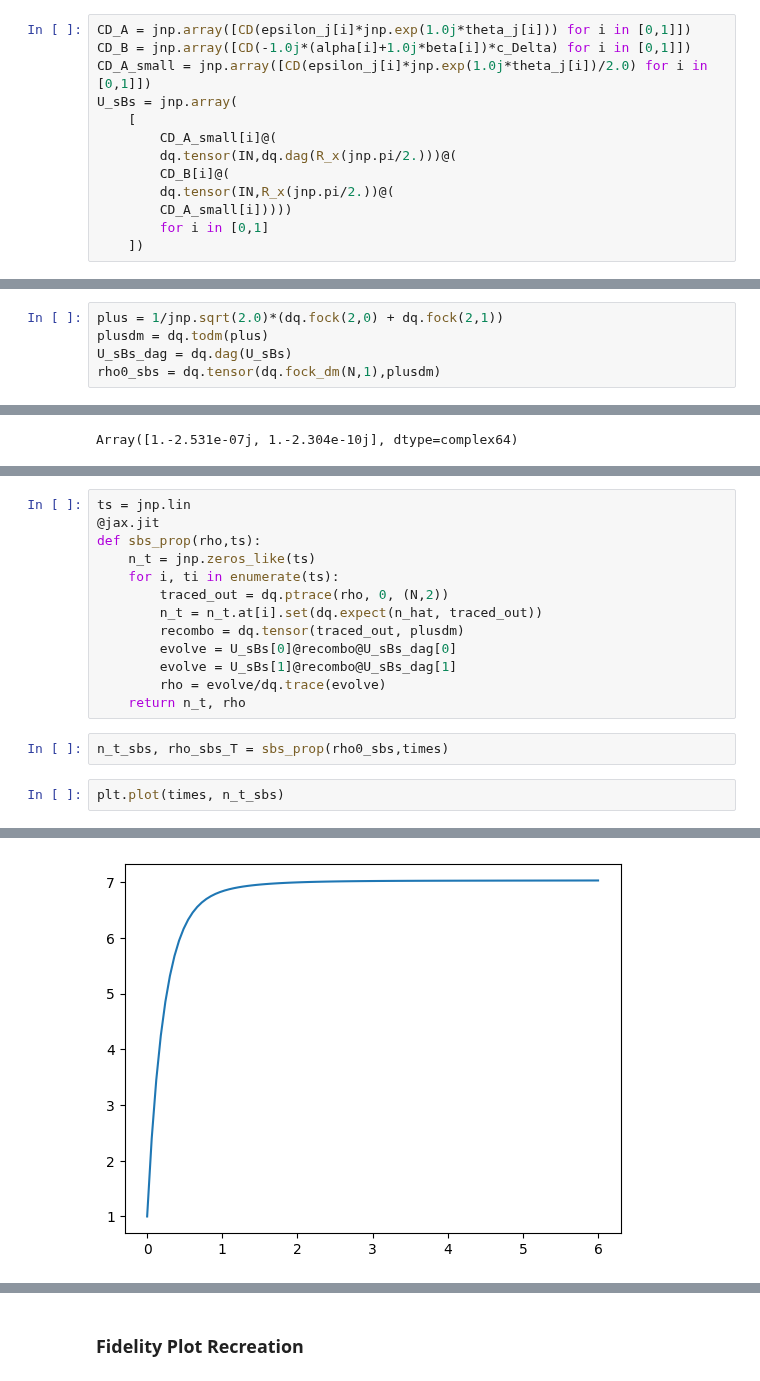
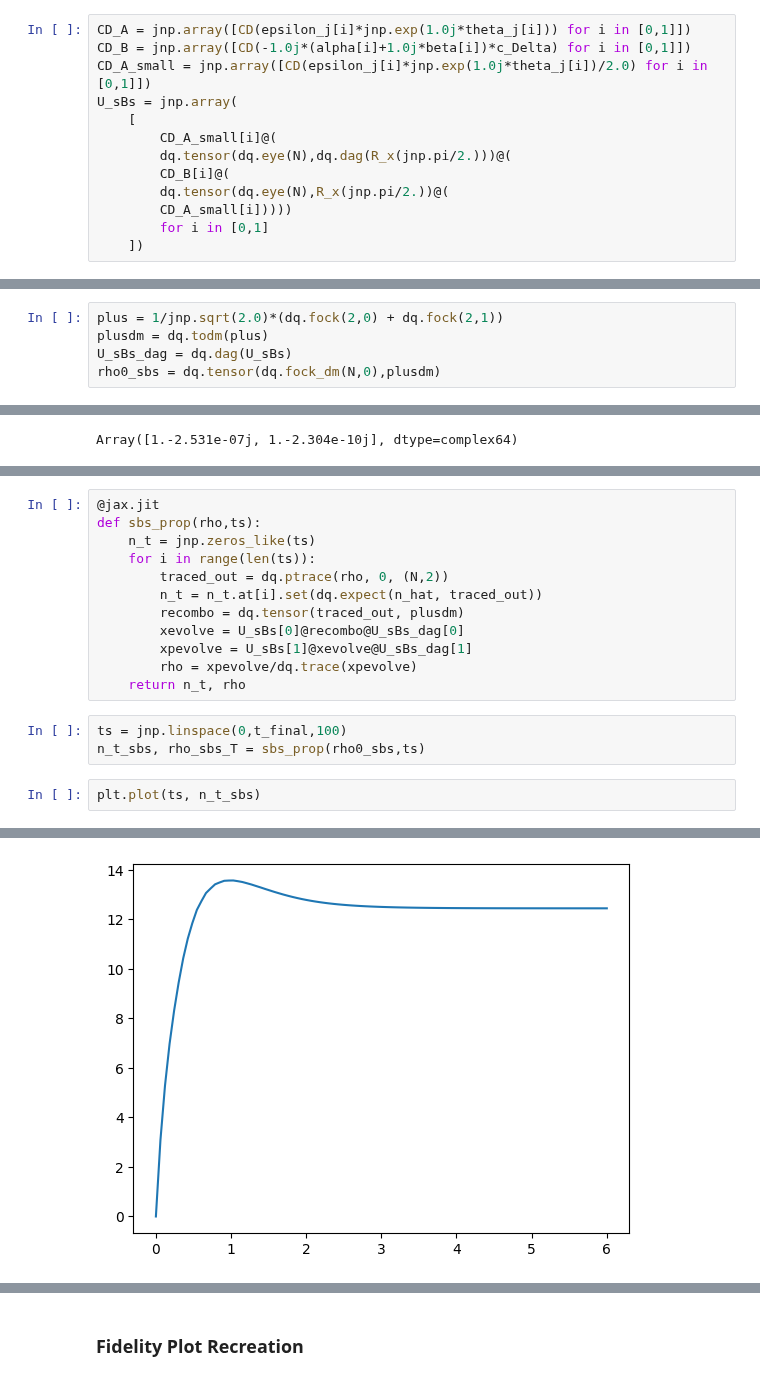
Before and after one commit to connorblake1/jiang-research, a Jupyter notebook: FiniteGKP/jax_FiniteGKP.ipynb, the cells around one changed output, grey strips where cells are left out. Cells and saved outputs as stored; diff of their text form.

```diff
--- a/FiniteGKP/jax_FiniteGKP.ipynb
+++ b/FiniteGKP/jax_FiniteGKP.ipynb
@@ -327,9 +327,9 @@ CD_A_small = jnp.array([CD(epsilon_j[i]*jnp.exp(1.0j*theta_j[i])/2.0) for i in [
 U_sBs = jnp.array(
     [
         CD_A_small[i]@(
-        dq.tensor(IN,dq.dag(R_x(jnp.pi/2.)))@(
+        dq.tensor(dq.eye(N),dq.dag(R_x(jnp.pi/2.)))@(
         CD_B[i]@(
-        dq.tensor(IN,R_x(jnp.pi/2.))@(
+        dq.tensor(dq.eye(N),R_x(jnp.pi/2.))@(
         CD_A_small[i]))))
         for i in [0,1]
     ])
@@ -522,7 +500,7 @@ run_plots = False
 plus = 1/jnp.sqrt(2.0)*(dq.fock(2,0) + dq.fock(2,1))
 plusdm = dq.todm(plus)
 U_sBs_dag = dq.dag(U_sBs)
-rho0_sbs = dq.tensor(dq.fock_dm(N,1),plusdm)
+rho0_sbs = dq.tensor(dq.fock_dm(N,0),plusdm)
 # %%
 jnp.linalg.det(U_sBs_dag)
 # %% [output]
@@ -530,21 +512,21 @@ Array([1.-2.531e-07j, 1.-2.304e-10j], dtype=complex64)
 # %%
-ts = jnp.lin
 @jax.jit
 def sbs_prop(rho,ts):
     n_t = jnp.zeros_like(ts)
-    for i, ti in enumerate(ts):
+    for i in range(len(ts)):
         traced_out = dq.ptrace(rho, 0, (N,2))
         n_t = n_t.at[i].set(dq.expect(n_hat, traced_out))
         recombo = dq.tensor(traced_out, plusdm)
-        evolve = U_sBs[0]@recombo@U_sBs_dag[0]
-        evolve = U_sBs[1]@recombo@U_sBs_dag[1]
-        rho = evolve/dq.trace(evolve)
+        xevolve = U_sBs[0]@recombo@U_sBs_dag[0]
+        xpevolve = U_sBs[1]@xevolve@U_sBs_dag[1]
+        rho = xpevolve/dq.trace(xpevolve)
     return n_t, rho
-# %%
-n_t_sbs, rho_sbs_T = sbs_prop(rho0_sbs,times)
+# %%
+ts = jnp.linspace(0,t_final,100)
+n_t_sbs, rho_sbs_T = sbs_prop(rho0_sbs,ts)
 # %%
-plt.plot(times, n_t_sbs)
+plt.plot(ts, n_t_sbs)
 # %% [output]
 [<matplotlib.lines.Line2D at 0x...>]
-[figure, old version]
+[figure, new version]
 # %%
```
Also changed, not shown: parts of 9 cells of this notebook, 3 other files.
